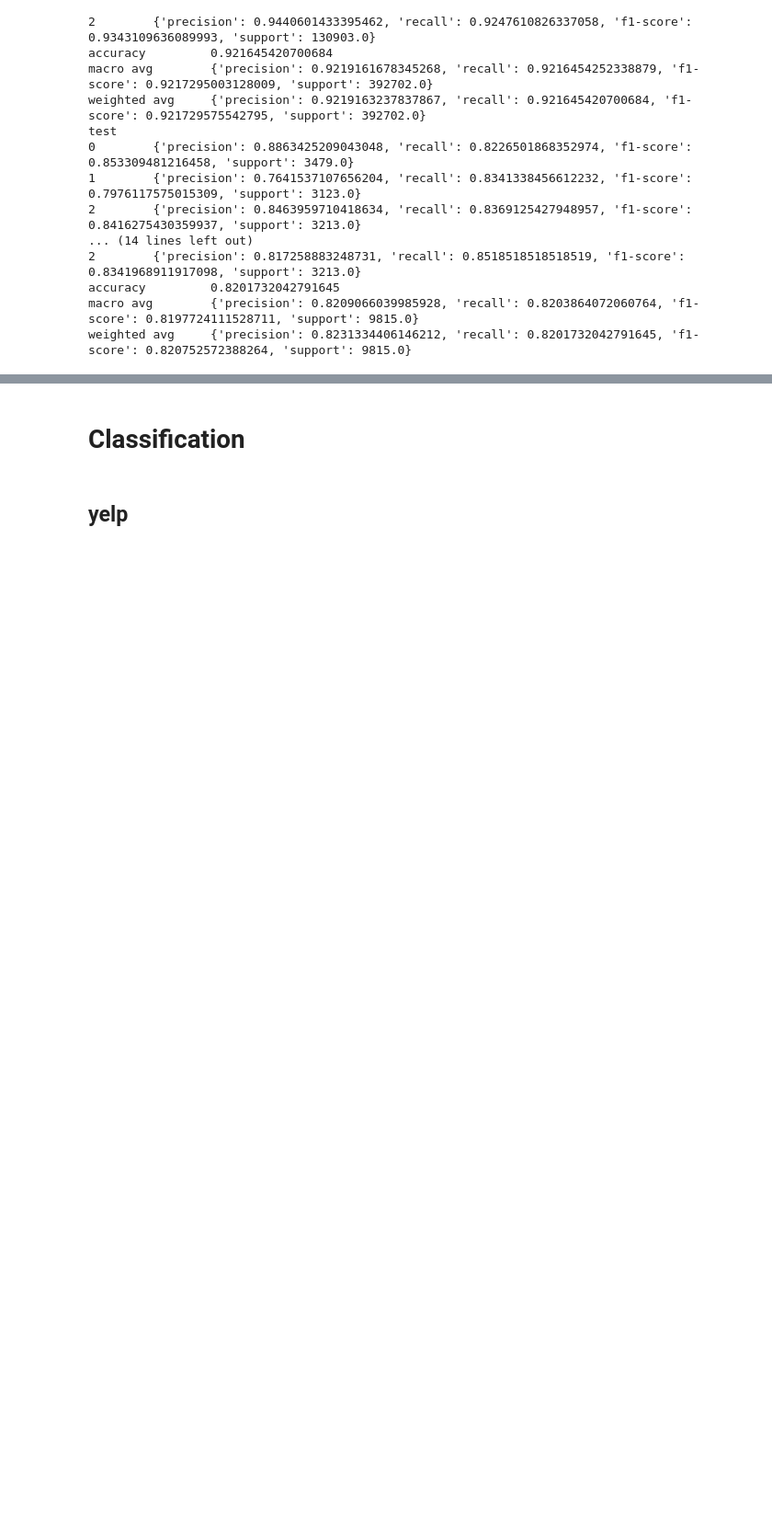
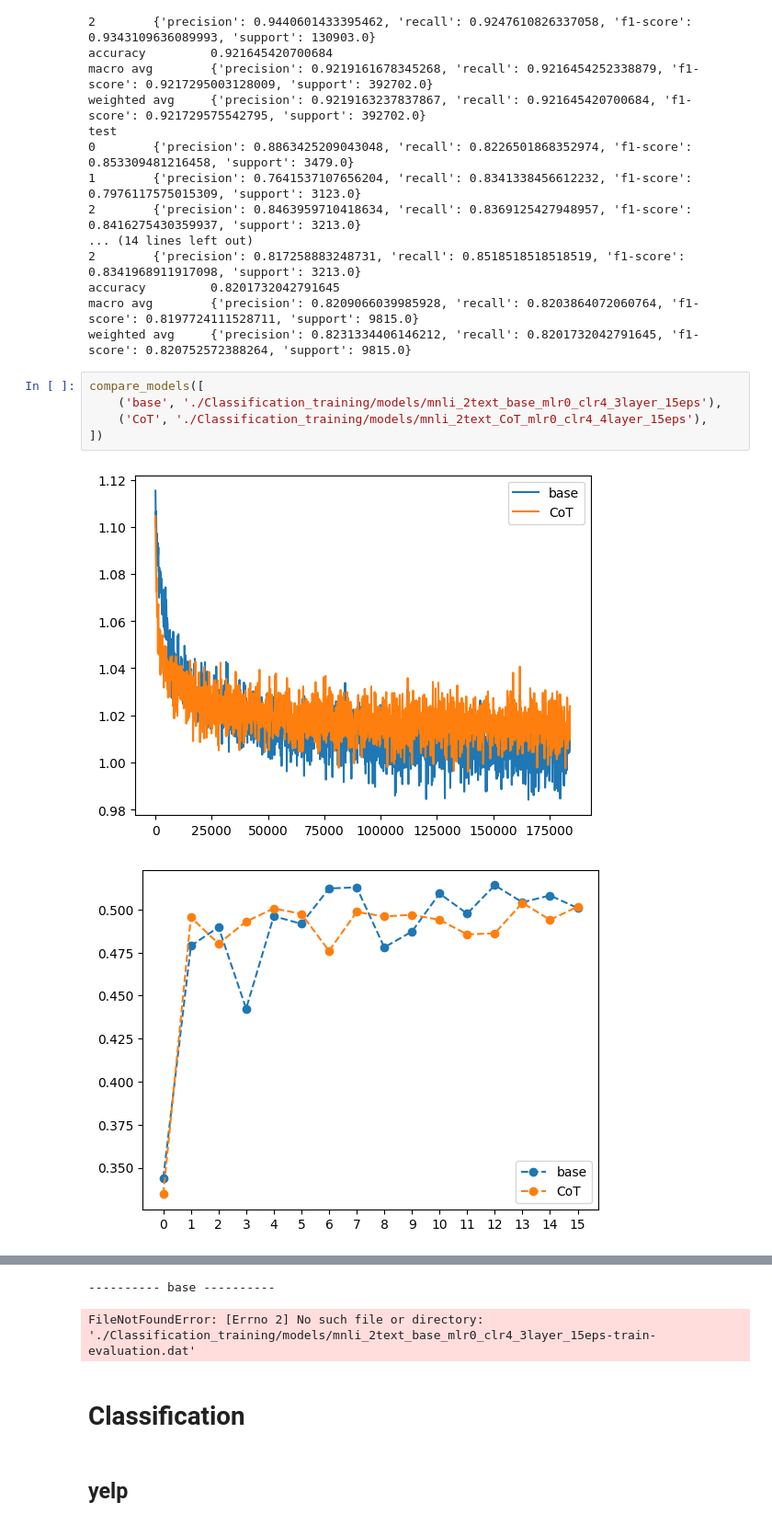
Before and after one commit to Cari1111/NLP_project, a Jupyter notebook: project.ipynb, the cells around one changed output, grey strips where cells are left out. Shown at 92% size. Drawn from its saved outputs; the diff is of its cells as text; blank space fills up the shorter version.

```diff
--- a/project.ipynb
+++ b/project.ipynb
@@ -849,3 +932,11 @@ test
 accuracy         0.8201732042791645
 macro avg        {'precision': 0.8209066039985928, 'recall': 0.8203864072060764, 'f1-score': 0.8197724111528711, 'support': 9815.0}
 weighted avg     {'precision': 0.8231334406146212, 'recall': 0.8201732042791645, 'f1-score': 0.820752572388264, 'support': 9815.0}
+# %%
+compare_models([
+    ('base', './Classification_training/models/mnli_2text_base_mlr0_clr4_3layer_15eps'),
+    ('CoT', './Classification_training/models/mnli_2text_CoT_mlr0_clr4_4layer_15eps'),
+])
+# %% [output]
+[figure, added]
+[figure, added]
@@ -852,3 +944,5 @@ weighted avg     {'precision': 0.8231334406146212, 'recall': 0.8201732042791645,
+---------- base ----------
+FileNotFoundError: [Errno 2] No such file or directory: './Classification_training/models/mnli_2text_base_mlr0_clr4_3layer_15eps-train-evaluation.dat'
 # %% [markdown]
 # Classification
 # %% [markdown]
```
Also changed, not shown: parts of 37 cells of this notebook.
